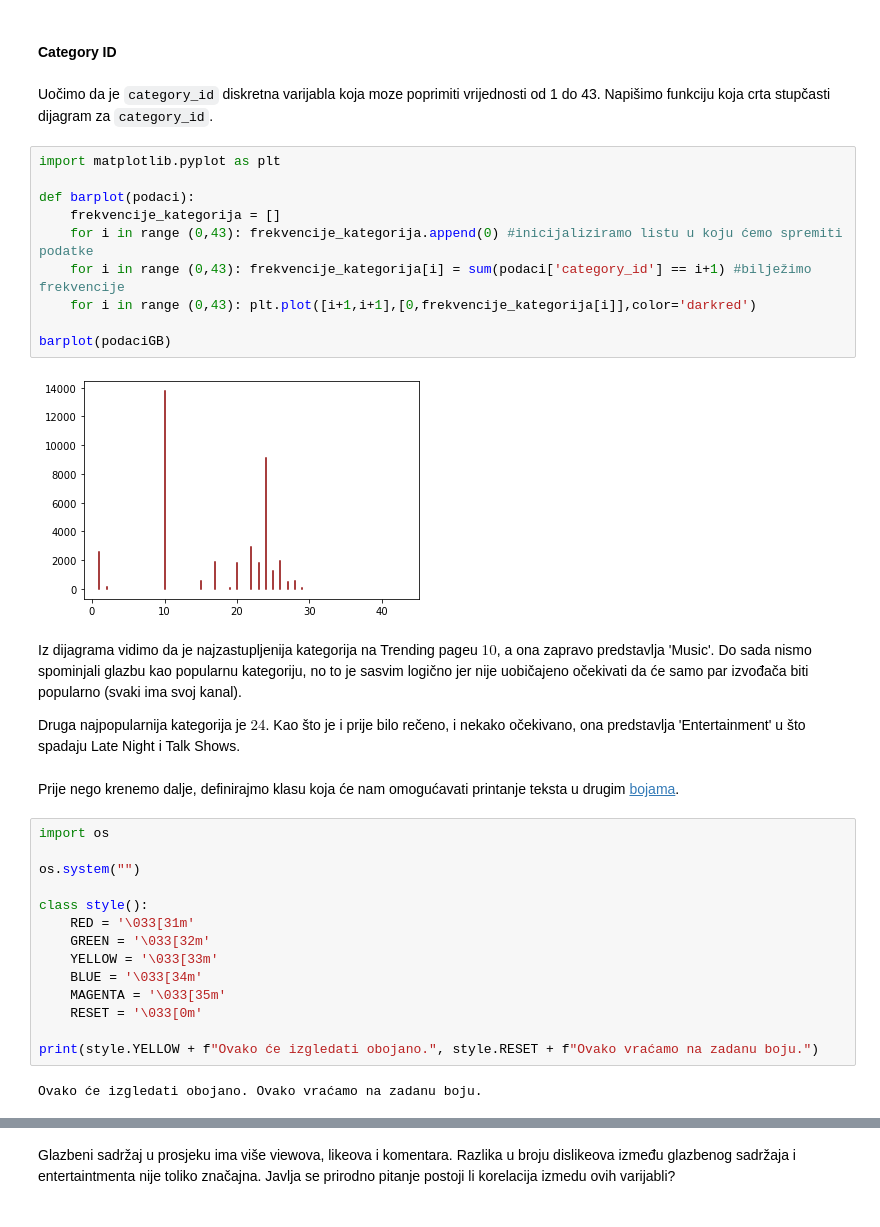
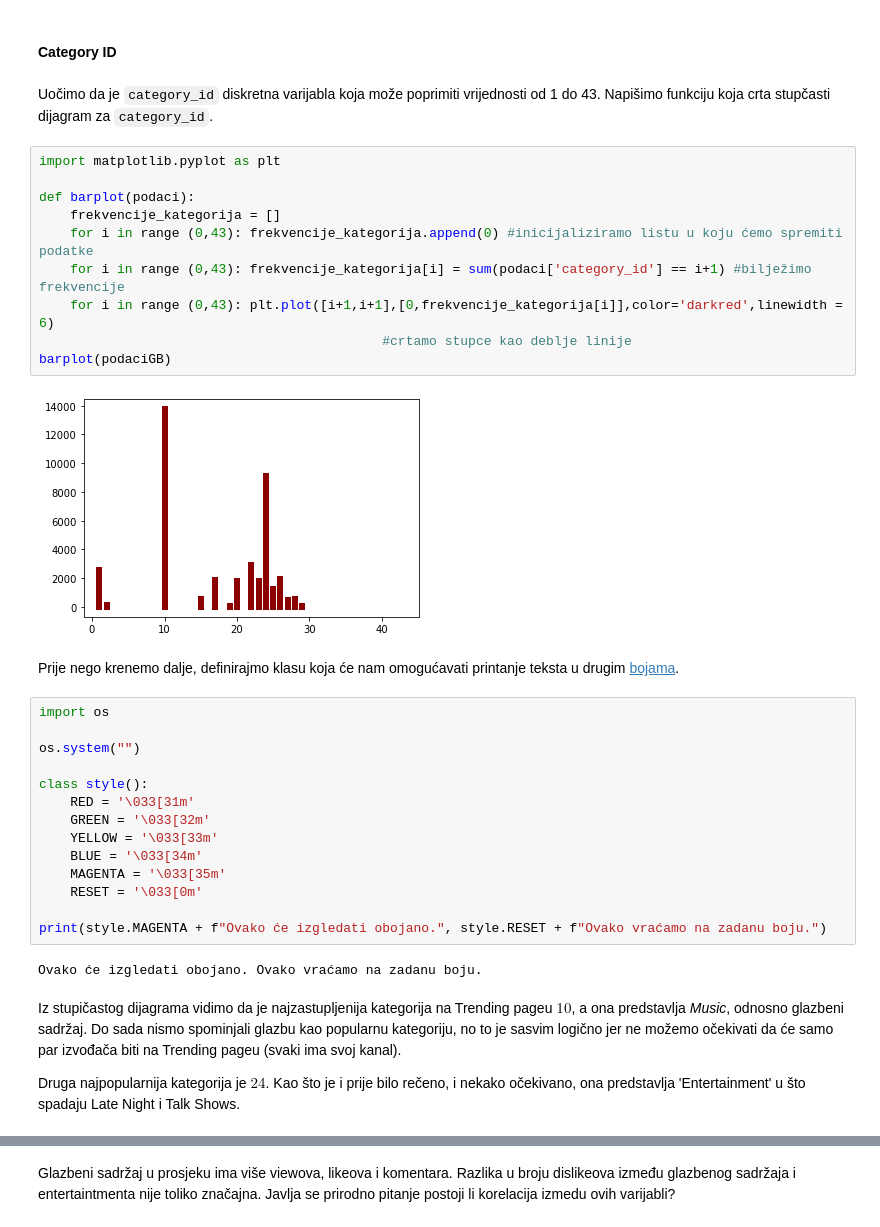
Before and after one commit to evabelc/Esej-1---MS, a Jupyter notebook: Prvi Esej.ipynb, the cells around one changed output, grey strips where cells are left out. Cells and saved outputs as stored; diff of their text form.

```diff
--- a/Prvi Esej.ipynb
+++ b/Prvi Esej.ipynb
@@ -67,23 +75,19 @@ display.Image("https://i.ytimg.com/vi/nyf7wNn5fw8/maxresdefault.jpg")
 # %% [markdown]
 #### Category ID
 # %% [markdown]
-Uočimo da je `category_id` diskretna varijabla koja moze poprimiti vrijednosti od 1 do 43. Napišimo funkciju koja crta stupčasti dijagram za `category_id`.
+Uočimo da je `category_id` diskretna varijabla koja može poprimiti vrijednosti od 1 do 43. Napišimo funkciju koja crta stupčasti dijagram za `category_id`.
 # %%
 import matplotlib.pyplot as plt
 
 def barplot(podaci):
     frekvencije_kategorija = []
     for i in range (0,43): frekvencije_kategorija.append(0) #inicijaliziramo listu u koju ćemo spremiti podatke
     for i in range (0,43): frekvencije_kategorija[i] = sum(podaci['category_id'] == i+1) #bilježimo frekvencije
-    for i in range (0,43): plt.plot([i+1,i+1],[0,frekvencije_kategorija[i]],color='darkred')
-
+    for i in range (0,43): plt.plot([i+1,i+1],[0,frekvencije_kategorija[i]],color='darkred',linewidth = 6)
+                                            #crtamo stupce kao deblje linije
 barplot(podaciGB)
 # %% [output]
-[figure, old version]
+[figure, new version]
-# %% [markdown]
-Iz dijagrama vidimo da je najzastupljenija kategorija na Trending pageu $10$, a ona zapravo predstavlja 'Music'. Do sada nismo spominjali glazbu kao popularnu kategoriju, no to je sasvim logično jer nije uobičajeno očekivati da će samo par izvođača biti popularno (svaki ima svoj kanal).
-
-Druga najpopularnija kategorija je $24$. Kao što je i prije bilo rečeno, i nekako očekivano, ona predstavlja 'Entertainment' u što spadaju Late Night i Talk Shows.
 # %% [markdown]
 Prije nego krenemo dalje, definirajmo klasu koja će nam omogućavati printanje teksta u drugim [bojama](https://stackoverflow.com/questions/287871/how-to-print-colored-text-to-the-terminal).
 # %%
@@ -99,6 +103,10 @@ class style():
     MAGENTA = '\033[35m'
     RESET = '\033[0m'
 
-print(style.YELLOW + f"Ovako će izgledati obojano.", style.RESET + f"Ovako vraćamo na zadanu boju.")
+print(style.MAGENTA + f"Ovako će izgledati obojano.", style.RESET + f"Ovako vraćamo na zadanu boju.")
 # %% [output]
 Ovako će izgledati obojano. Ovako vraćamo na zadanu boju.
+# %% [markdown]
+Iz stupičastog dijagrama vidimo da je najzastupljenija kategorija na Trending pageu $10$, a ona predstavlja *Music*, odnosno glazbeni sadržaj. Do sada nismo spominjali glazbu kao popularnu kategoriju, no to je sasvim logično jer ne možemo očekivati da će samo par izvođača biti na Trending pageu (svaki ima svoj kanal).
+
+Druga najpopularnija kategorija je $24$. Kao što je i prije bilo rečeno, i nekako očekivano, ona predstavlja 'Entertainment' u što spadaju Late Night i Talk Shows.
```
Also changed, not shown: parts of 31 cells of this notebook.
